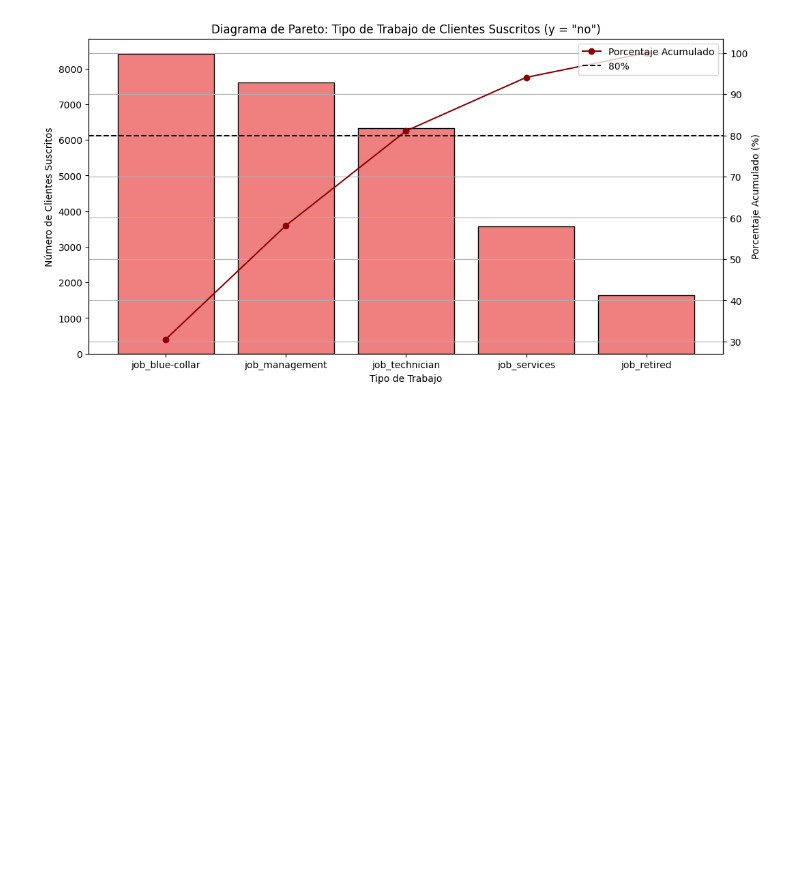
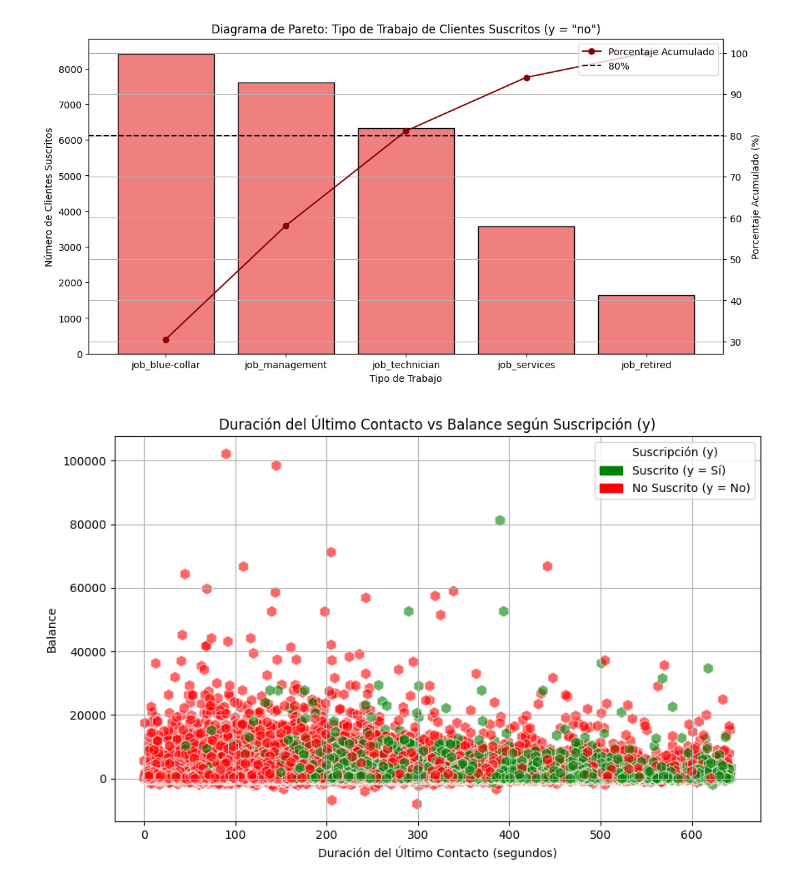
Before and after one commit to Marcocruz88/Repositorioproyecto2, a Jupyter notebook: Soporte 3.ipynb, the cells around one changed output. Cells and saved outputs as stored; diff of their text form; code cells hidden in the pictures; blank space fills up the shorter version.

```diff
--- a/Soporte 3.ipynb
+++ b/Soporte 3.ipynb
@@ -126,3 +126,30 @@ plt.grid(True)
 plt.show()
 # %% [output]
 [figure]
+# %%
+import matplotlib.patches as mpatches
+import matplotlib.pyplot as plt
+import seaborn as sns
+import pandas as pd
+
+# Generar un gráfico de dispersión que muestre duración, balance y la variable de suscripción (y)
+plt.figure(figsize=(10, 6))
+
+# Crear un gráfico de dispersión usando seaborn
+scatter = sns.scatterplot(data=df, x='duration', y='balance', hue='y_yes',
+                          palette={1: 'green', 0: 'red'}, alpha=0.6, s=100, marker="h")
+
+# Ajustes de etiquetas y título
+plt.xlabel("Duración del Último Contacto (segundos)")
+plt.ylabel("Balance")
+plt.title("Duración del Último Contacto vs Balance según Suscripción (y)")
+
+# Añadir leyenda personalizada
+handles = [mpatches.Patch(color='green', label='Suscrito (y = Sí)'),
+           mpatches.Patch(color='red', label='No Suscrito (y = No)')]
+plt.legend(handles=handles, title="Suscripción (y)", loc='upper right')
+
+plt.grid(True)  # Activar cuadrícula
+plt.show()
+# %% [output]
+[figure, added]
```
